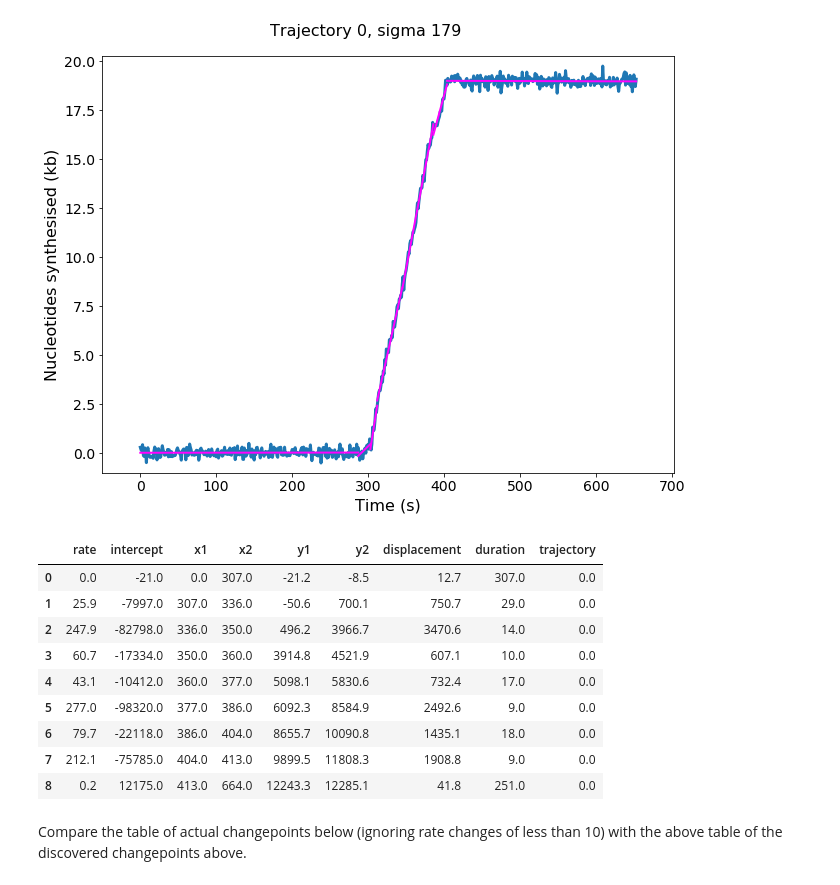
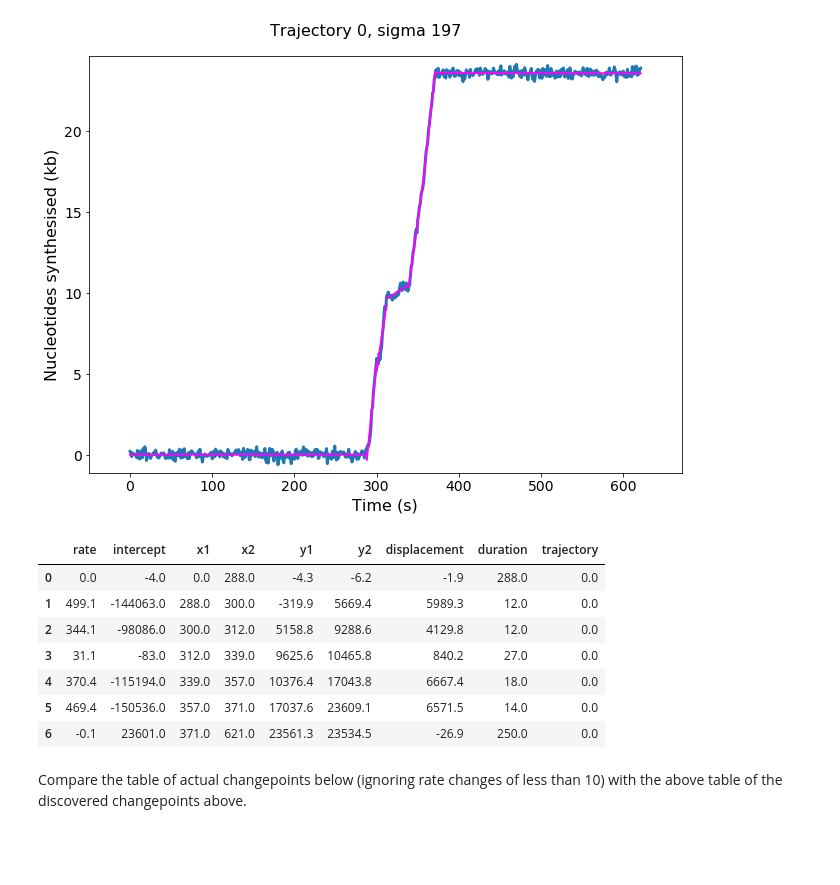
Before and after one commit to flynn949/beadpy, a Jupyter notebook: Trajectory_Simulator.ipynb, the cells around one changed output. Drawn from its saved outputs; the diff is of its cells as text; code cells hidden in the pictures; blank space fills up the shorter version.

Commit message:
Updated trajectory simulator

```diff
--- a/Trajectory_Simulator.ipynb
+++ b/Trajectory_Simulator.ipynb
@@ -50,25 +50,28 @@ def trajectory_simulator(pre_duration = 250, pre_sigma = 50, post = 250, mean_du
     results['trajectory'] = trajectory_number
     return results
 # %%
-exampletrajseg = beadpy.trajectory_plotter(results, 0, method = ('auto', 'whole'),
+test = trajectory_simulator(pre_duration = 300, pre_sigma = 10,
+                                                   mean_duration = 100, duration_sigma = 10,
+                                                   mean_rate = 450, rate_sigma = 150,
+                                                   noise_sigma = 200,
+                                                   pause_prob = 0.05,pause_duration_prob = 0.85, trajectory_number = 0)
+exampletrajseg = beadpy.trajectory_plotter(test, 0, method = ('auto', 'whole'),
                                            sigma_start = 10, sigma_end = 250,
                                            eventregion = (200,500),
                                            segmenttable = 0)
 # %% [output]
-[figure, old version]
+[figure, new version]
 # %%
 exampletrajseg
 # %% [output]
 |  | rate | intercept | x1 | x2 | y1 | y2 | displacement | duration | trajectory |
-| 0 | 0.0 | -21.0 | 0.0 | 307.0 | -21.2 | -8.5 | 12.7 | 307.0 | 0.0 |
-| 1 | 25.9 | -7997.0 | 307.0 | 336.0 | -50.6 | 700.1 | 750.7 | 29.0 | 0.0 |
-| 2 | 247.9 | -82798.0 | 336.0 | 350.0 | 496.2 | 3966.7 | 3470.6 | 14.0 | 0.0 |
-| 3 | 60.7 | -17334.0 | 350.0 | 360.0 | 3914.8 | 4521.9 | 607.1 | 10.0 | 0.0 |
-| 4 | 43.1 | -10412.0 | 360.0 | 377.0 | 5098.1 | 5830.6 | 732.4 | 17.0 | 0.0 |
-| 5 | 277.0 | -98320.0 | 377.0 | 386.0 | 6092.3 | 8584.9 | 2492.6 | 9.0 | 0.0 |
-| 6 | 79.7 | -22118.0 | 386.0 | 404.0 | 8655.7 | 10090.8 | 1435.1 | 18.0 | 0.0 |
-| 7 | 212.1 | -75785.0 | 404.0 | 413.0 | 9899.5 | 11808.3 | 1908.8 | 9.0 | 0.0 |
-| 8 | 0.2 | 12175.0 | 413.0 | 664.0 | 12243.3 | 12285.1 | 41.8 | 251.0 | 0.0 |
+| 0 | 0.0 | -4.0 | 0.0 | 288.0 | -4.3 | -6.2 | -1.9 | 288.0 | 0.0 |
+| 1 | 499.1 | -144063.0 | 288.0 | 300.0 | -319.9 | 5669.4 | 5989.3 | 12.0 | 0.0 |
+| 2 | 344.1 | -98086.0 | 300.0 | 312.0 | 5158.8 | 9288.6 | 4129.8 | 12.0 | 0.0 |
+| 3 | 31.1 | -83.0 | 312.0 | 339.0 | 9625.6 | 10465.8 | 840.2 | 27.0 | 0.0 |
+| 4 | 370.4 | -115194.0 | 339.0 | 357.0 | 10376.4 | 17043.8 | 6667.4 | 18.0 | 0.0 |
+| 5 | 469.4 | -150536.0 | 357.0 | 371.0 | 17037.6 | 23609.1 | 6571.5 | 14.0 | 0.0 |
+| 6 | -0.1 | 23601.0 | 371.0 | 621.0 | 23561.3 | 23534.5 | -26.9 | 250.0 | 0.0 |
 # %% [markdown]
 Compare the table of actual changepoints below (ignoring rate changes of less than 10) with the above table of the discovered changepoints above.
 # %%
```
Also changed, not shown: parts of 5 cells of this notebook.
